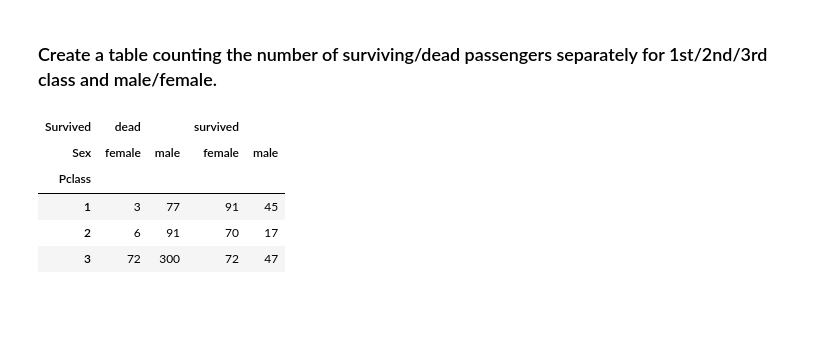
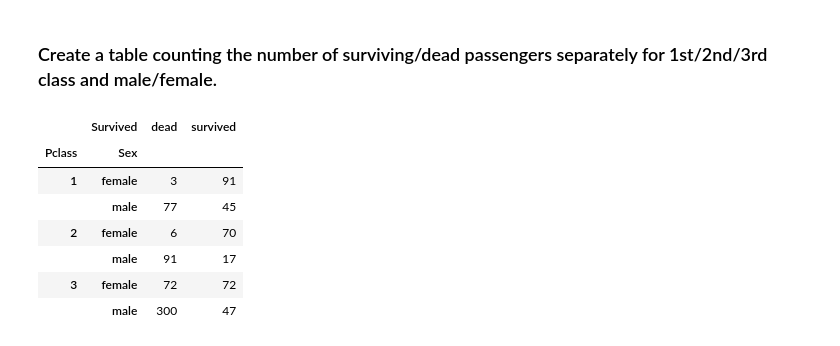
Before and after one commit to julisep/SPICEDbootcamp, a Jupyter notebook: Week_02/Titanic/exploratory_data_analysis.ipynb, the cells around one changed output. Drawn from its saved outputs; the diff is of its cells as text; code cells hidden in the pictures; blank space fills up the shorter version.

```diff
--- a/Week_02/Titanic/exploratory_data_analysis.ipynb
+++ b/Week_02/Titanic/exploratory_data_analysis.ipynb
@@ -135,5 +159,2 @@ Name: Age, dtype: float64
 # %% [markdown]
 ### Replace missing age values by the mean age.
-# %%
-train['Age'] = train['Age'].fillna(train['Age'].mean())
-train.head(8)
@@ -149,0 +161,6 @@ train.head(8)
+# %%
+train['Age_fixed'] = train['Age'].fillna(train['Age'].mean())
+train.head(8)
+
+# if we wanted to replace the age column with the new column, we could use
+# train['Age'].fillna(train['Age'].mean(), inplace=True)
@@ -150,13 +177,15 @@ train.head(8)
 # %% [markdown]
 ### Create a table counting the number of surviving/dead passengers separately for 1st/2nd/3rd class and male/female.
 # %%
-passengers_count = train.groupby(['Survived', 'Sex', 'Pclass'])['PassengerId'].count()
-passengers_count = passengers_count.unstack([0,1]).rename(columns={0:'dead', 1:'survived'})
+passengers_count = train.groupby(['Survived', 'Pclass', 'Sex'])['PassengerId'].count()
+passengers_count = passengers_count.unstack([0]).rename(columns={0:'dead', 1:'survived'})
 passengers_count
 # %% [output]
-| Survived | dead |  | survived |  |
-| Sex | female | male | female | male |
-| Pclass |  |  |  |  |
-| 1 | 3 | 77 | 91 | 45 |
-| 2 | 6 | 91 | 70 | 17 |
-| 3 | 72 | 300 | 72 | 47 |
+|  | Survived | dead | survived |
+| Pclass | Sex |  |  |
+| 1 | female | 3 | 91 |
+|  | male | 77 | 45 |
+| 2 | female | 6 | 70 |
+|  | male | 91 | 17 |
+| 3 | female | 72 | 72 |
+|  | male | 300 | 47 |
```
Also changed, not shown: parts of 5 cells of this notebook, 3 other files.
